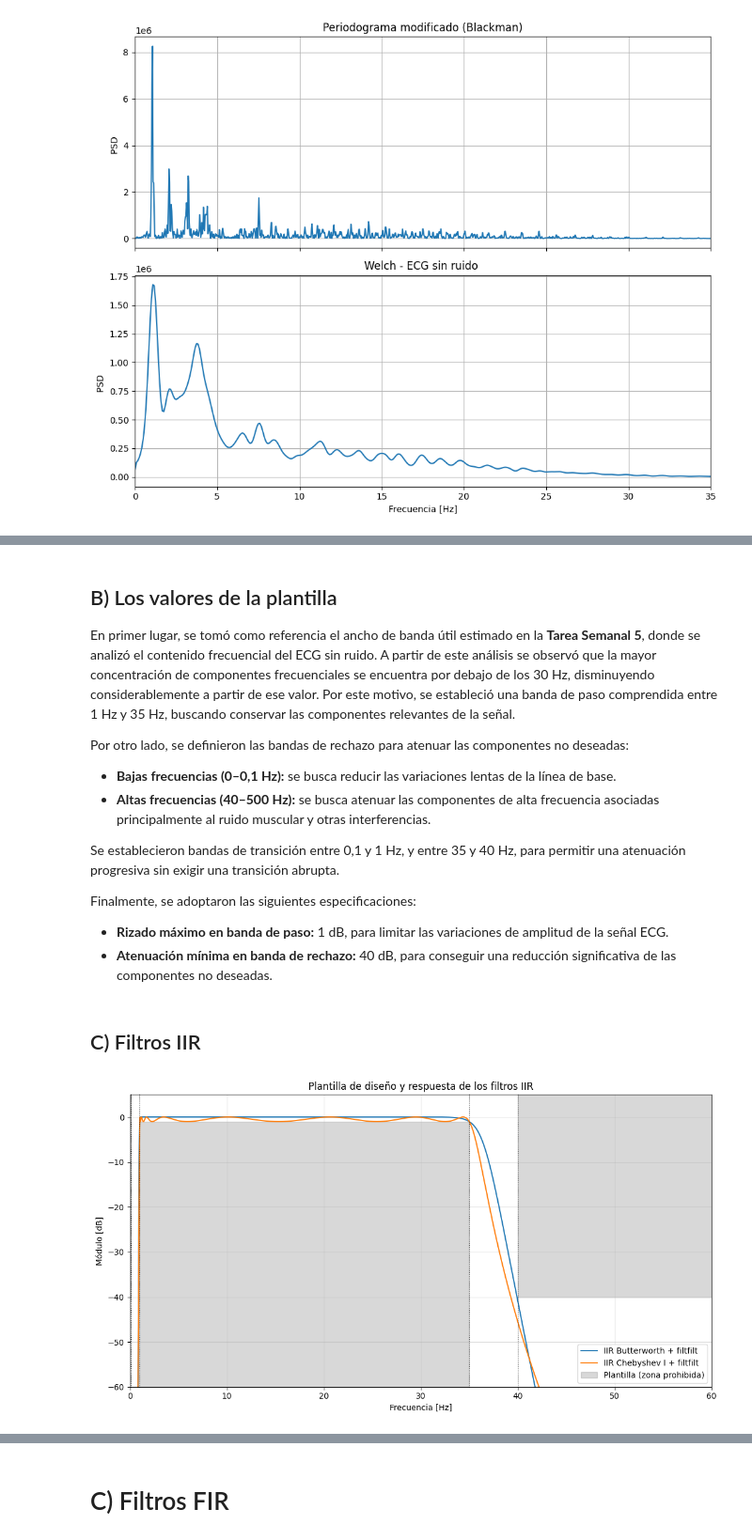
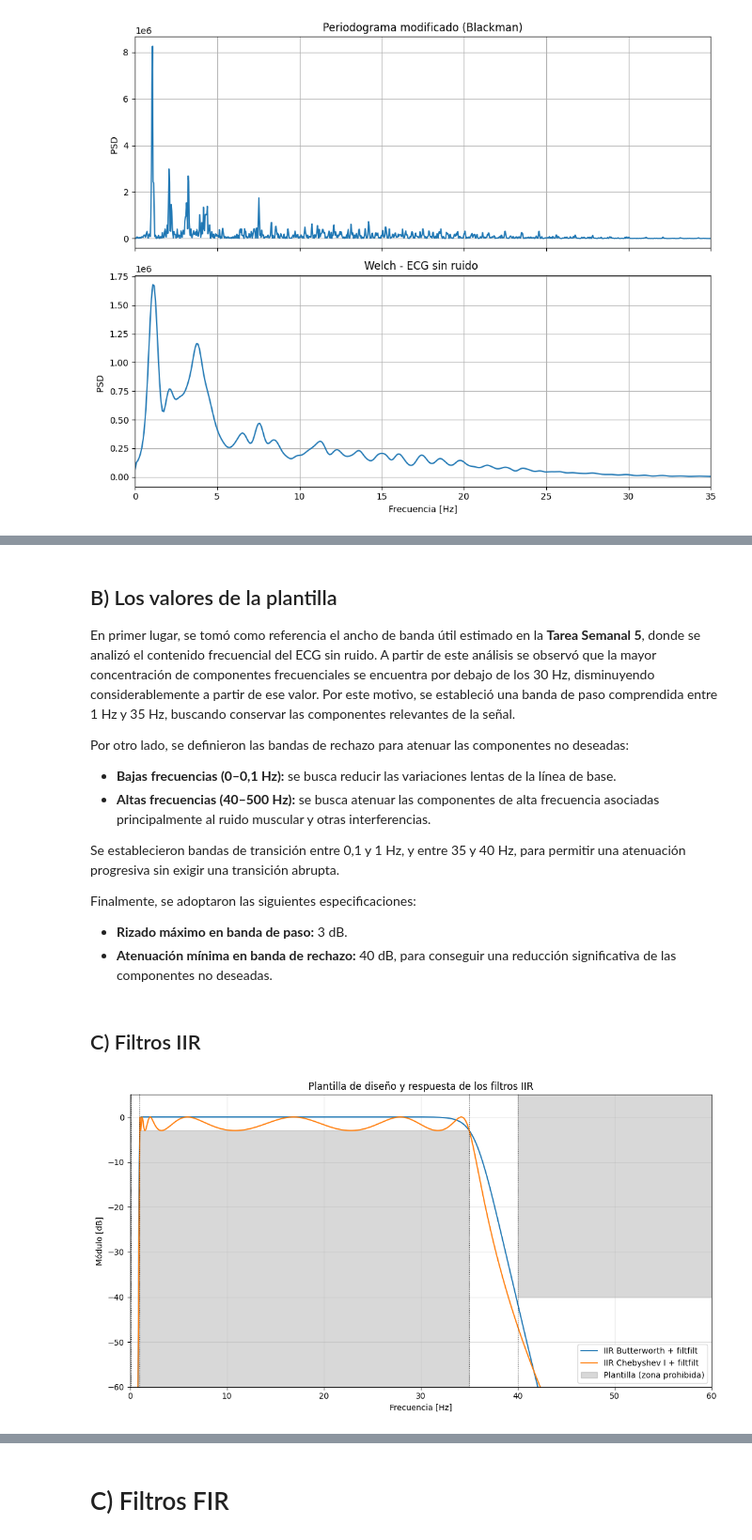
Before and after one commit to Tomasniklas/TS1-, a Jupyter notebook: TS7.ipynb, the cells around one changed output, grey strips where cells are left out. Shown at 94% size. Drawn from its saved outputs; the diff is of its cells as text; code cells hidden in the pictures.

```diff
--- a/TS7.ipynb
+++ b/TS7.ipynb
@@ -439,61 +436,72 @@ Se establecieron bandas de transición entre 0,1 y 1 Hz, y entre 35 y 40 Hz, par
 
 Finalmente, se adoptaron las siguientes especificaciones:
 
-- **Rizado máximo en banda de paso:** 1 dB, para limitar las variaciones de amplitud de la señal ECG.
+- **Rizado máximo en banda de paso:** 3 dB.
 - **Atenuación mínima en banda de rechazo:** 40 dB, para conseguir una reducción significativa de las componentes no deseadas.
 # %% [markdown]
 ## C) Filtros IIR
 # %%
+
+#%% DISEÑO DE LOS FILTROS IIR
+
+wp = [wp1, wp2]
+ws = [ws1, ws2]
+
+sos_butter = sig.iirdesign(wp, ws, Gpass, Gstop,ftype='butter',fs=fs,output='sos')
+
+sos_cheby = sig.iirdesign(wp, ws, Gpass, Gstop,ftype='cheby1',fs=fs, output='sos')
+
+
 #%% RESPUESTA EN FRECUENCIA
 
 f_butter, h_butter = sig.sosfreqz(sos_butter, worN=32768, fs=fs)
-f_cheby,  h_cheby  = sig.sosfreqz(sos_cheby,  worN=32768, fs=fs)
+f_cheby, h_cheby = sig.sosfreqz(sos_cheby, worN=32768, fs=fs)
 
 # Ganancia en dB (negativa). Se multiplica por 2 (40·log10) porque
 # filtfilt aplica el filtro hacia adelante y hacia atrás: |H|^2
 H_butter_db = 40 * np.log10(np.maximum(np.abs(h_butter), 1e-12))
-H_cheby_db  = 40 * np.log10(np.maximum(np.abs(h_cheby),  1e-12))
+H_cheby_db = 40 * np.log10(np.maximum(np.abs(h_cheby), 1e-12))
 
 
 #%% REPRESENTACIÓN COMPARATIVA CON PLANTILLA
 
-fmax = 60          # podés poner 100 como en tu otra figura
+fmax = 60
 ymin, ymax = -60, 5
 
 plt.figure(figsize=(11, 6))
 
 plt.plot(f_butter, H_butter_db, label='IIR Butterworth + filtfilt')
-plt.plot(f_cheby,  H_cheby_db,  label='IIR Chebyshev I + filtfilt')
+plt.plot(f_cheby, H_cheby_db, label='IIR Chebyshev I + filtfilt')
 
 # --- Plantilla: zonas prohibidas en gris ---
 gris = dict(color='gray', alpha=0.3)
 
 # Rechazo inferior (0 a ws1): la ganancia debe ser < -atenuacion
 plt.fill_between([0, ws1], -atenuacion, ymax, **gris, label='Plantilla (zona prohibida)')
 
 # Rechazo superior (desde ws2): la ganancia debe ser < -atenuacion
 plt.fill_between([ws2, fmax], -atenuacion, ymax, **gris)
 
 # Banda de paso: la ganancia debe ser > -ripple
 plt.fill_between([wp1, wp2], ymin, -ripple, **gris)
 
 # Líneas de frecuencias de la plantilla
 for f in [ws1, wp1, wp2, ws2]:
     plt.axvline(f, color='k', linestyle=':', linewidth=0.8)
 
 plt.xlim(0, fmax)
 plt.ylim(ymin, ymax)
 
 plt.xlabel('Frecuencia [Hz]')
 plt.ylabel('Módulo [dB]')
 plt.title('Plantilla de diseño y respuesta de los filtros IIR')
 
 plt.grid(alpha=0.4)
 plt.legend(loc='lower right')
 plt.tight_layout()
 plt.show()
 # %% [output]
-[figure, old version]
+[figure, new version]
 # %%
 #%% POLOS Y CEROS DE LOS IIR
 import warnings
```
Also changed, not shown: parts of 13 cells of this notebook.
